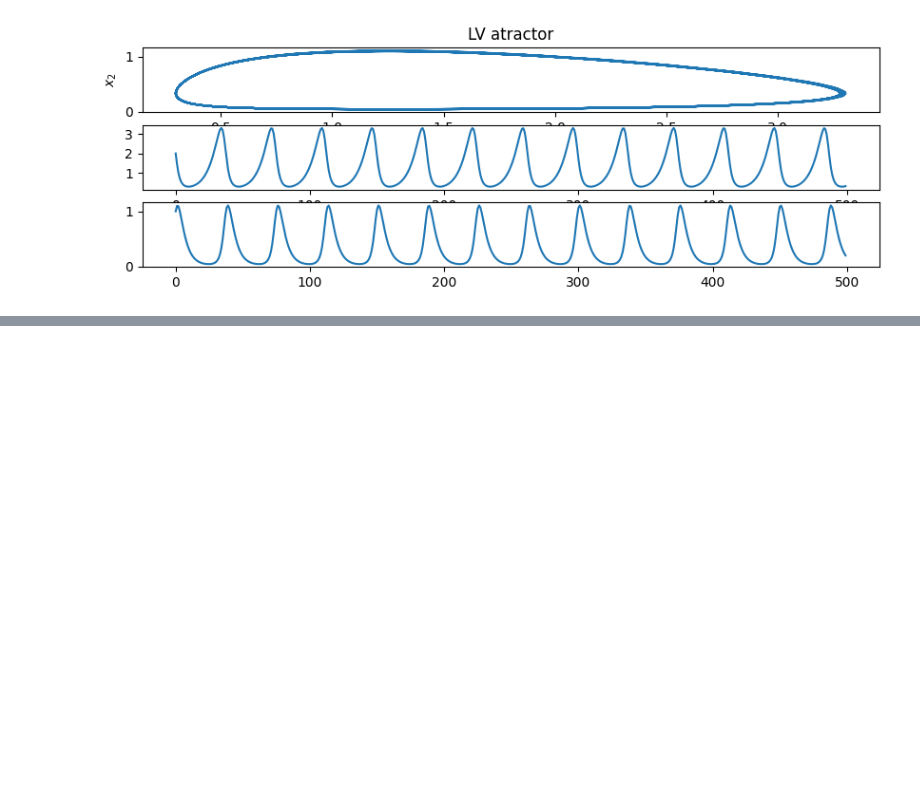
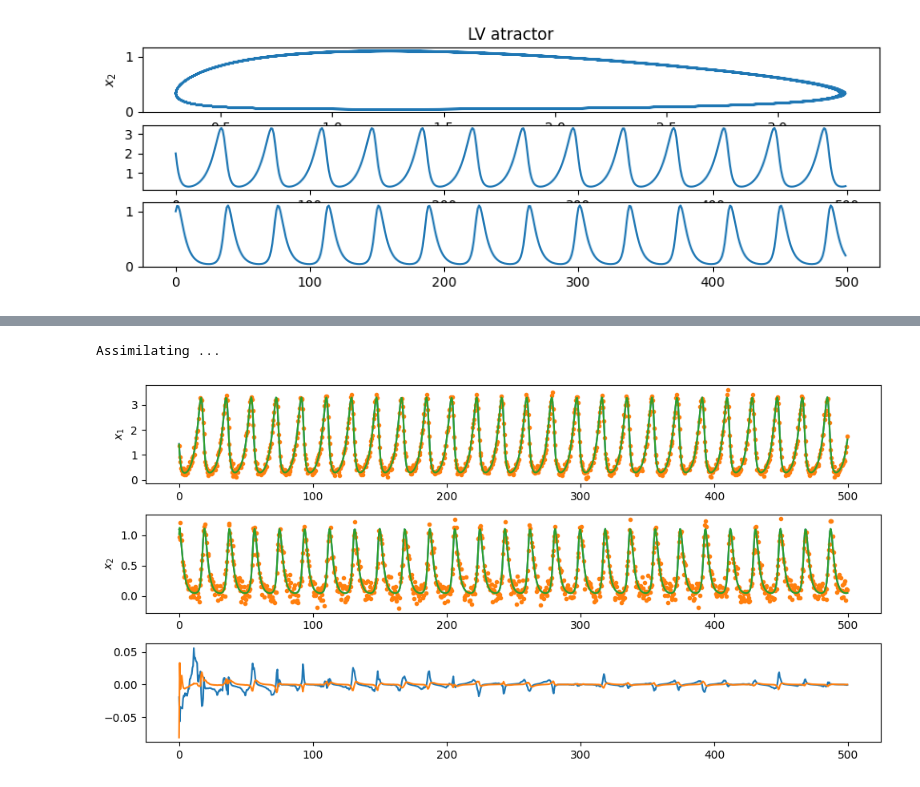
Before and after one commit to pulidom/finan2, a Jupyter notebook: enkf/main.ipynb, the cells around one changed output, grey strips where cells are left out. Drawn from its saved outputs; the diff is of its cells as text; code cells hidden in the pictures; blank space fills up the shorter version.

```diff
--- a/enkf/main.ipynb
+++ b/enkf/main.ipynb
@@ -42,0 +44,27 @@ fig.tight_layout()
+# %%
+a_kwargs={'assmtd':'perobs',
+          'finf':1.0,
+          'xt_t':xt_t,
+          'finfpar':1.0,}
+# Instantiate assimilation
+Filter=fil.FILTER(Mdl,Obs,**a_kwargs)
+X0 = np.array([3,0.5])[:,None] + 0.5 * rnd.randn(2,100)
+# Assimilate
+Xa_t,Xf_t=Filter(X0,y_t)
+
+xag_t=Xa_t.mean(-1).T
+fig,ax = plt.subplots(3,1,figsize=(10, 5))
+ax[0].plot(time,xtg_t[0])
+ax[0].plot(time,yg_t[0],'.')
+ax[0].plot(time,xag_t[0])
+ax[0].set(ylabel=r'$x_1$')
+ax[1].plot(time,xtg_t[1])
+ax[1].plot(time,yg_t[1],'.')
+ax[1].plot(time,xag_t[1])
+ax[1].set(ylabel=r'$x_2$')
+ax[2].plot(time,xag_t[0]-xtg_t[0])
+ax[2].plot(time,xag_t[1]-xtg_t[1])
+fig.tight_layout()
+# %% [output]
+Assimilating ...
+[figure, added]
```
Also changed, not shown: parts of 6 cells of this notebook, 5 other files.
